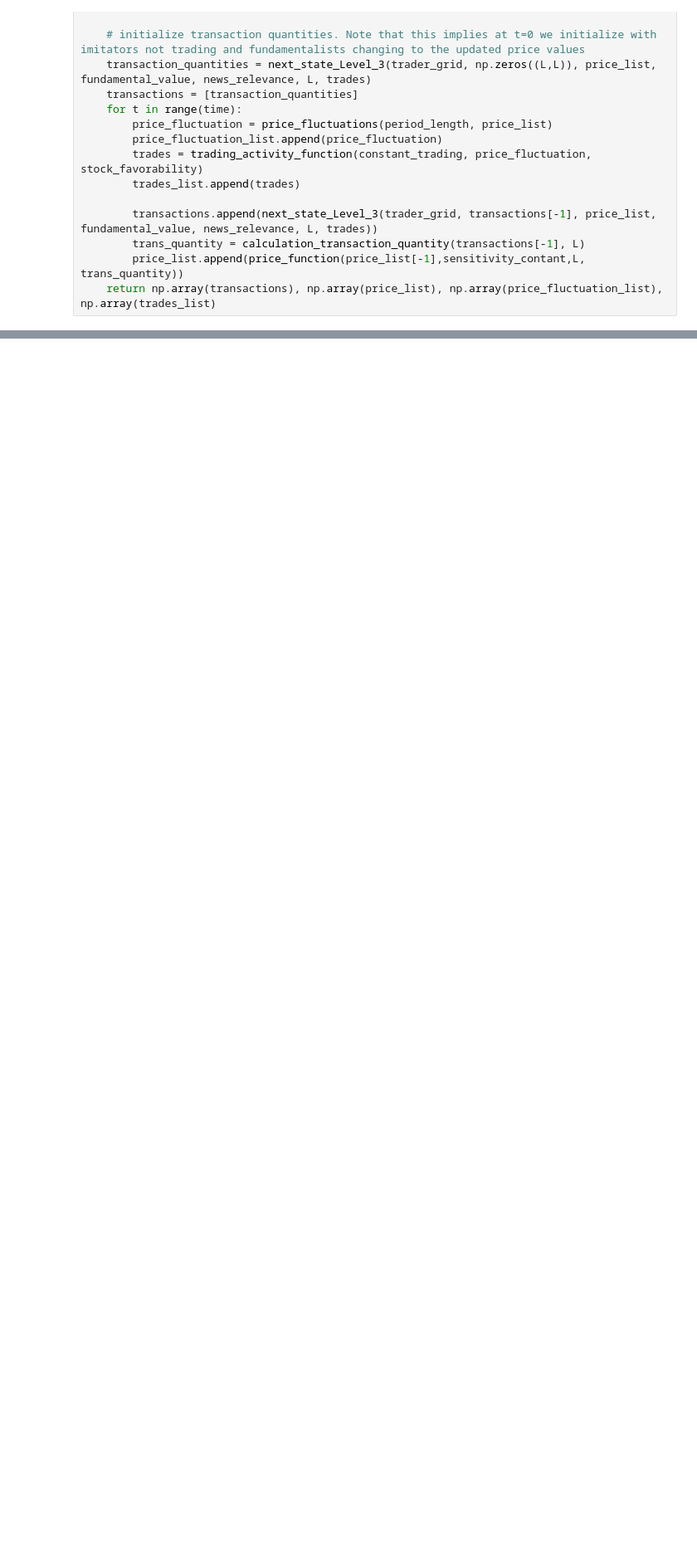
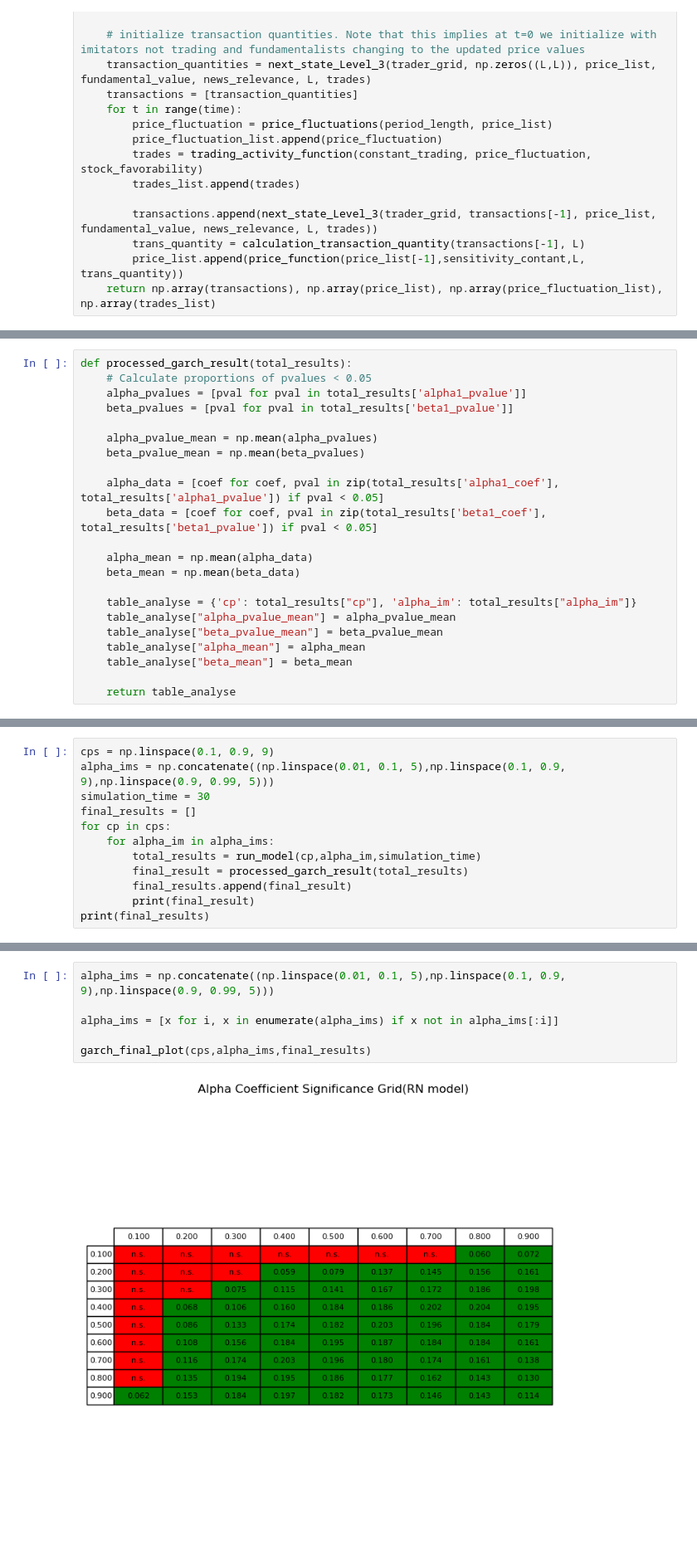
Before and after one commit to kayamd3/Complex_System_Simulation_Group13, a Jupyter notebook: CA model.ipynb, the cells around one changed output, grey strips where cells are left out. Shown at 83% size. Saved outputs shown, nothing was run; the diff lists cells and outputs as text; blank space fills up the shorter version.

```diff
--- a/CA model.ipynb
+++ b/CA model.ipynb
@@ -296,0 +461,22 @@ plt.show()
+# %%
+def processed_garch_result(total_results):
+    # Calculate proportions of pvalues < 0.05
+    alpha_pvalues = [pval for pval in total_results['alpha1_pvalue']]
+    beta_pvalues = [pval for pval in total_results['beta1_pvalue']]
+
+    alpha_pvalue_mean = np.mean(alpha_pvalues)
+    beta_pvalue_mean = np.mean(beta_pvalues)
+
+    alpha_data = [coef for coef, pval in zip(total_results['alpha1_coef'], total_results['alpha1_pvalue']) if pval < 0.05]
+    beta_data = [coef for coef, pval in zip(total_results['beta1_coef'], total_results['beta1_pvalue']) if pval < 0.05]
+
+    alpha_mean = np.mean(alpha_data)
+    beta_mean = np.mean(beta_data)
+
+    table_analyse = {'cp': total_results["cp"], 'alpha_im': total_results["alpha_im"]}
+    table_analyse["alpha_pvalue_mean"] = alpha_pvalue_mean
+    table_analyse["beta_pvalue_mean"] = beta_pvalue_mean
+    table_analyse["alpha_mean"] = alpha_mean
+    table_analyse["beta_mean"] = beta_mean
+
+    return table_analyse
@@ -296,0 +485,12 @@ plt.show()
+# %%
+cps = np.linspace(0.1, 0.9, 9)
+alpha_ims = np.concatenate((np.linspace(0.01, 0.1, 5),np.linspace(0.1, 0.9, 9),np.linspace(0.9, 0.99, 5)))
+simulation_time = 30
+final_results = []
+for cp in cps:
+    for alpha_im in alpha_ims:
+        total_results = run_model(cp,alpha_im,simulation_time)
+        final_result = processed_garch_result(total_results)
+        final_results.append(final_result)
+        print(final_result)
+print(final_results)
@@ -296,0 +639,8 @@ plt.show()
+# %%
+alpha_ims = np.concatenate((np.linspace(0.01, 0.1, 5),np.linspace(0.1, 0.9, 9),np.linspace(0.9, 0.99, 5)))
+
+alpha_ims = [x for i, x in enumerate(alpha_ims) if x not in alpha_ims[:i]]
+
+garch_final_plot(cps,alpha_ims,final_results)
+# %% [output]
+[figure, added]
```
Also changed, not shown: parts of 39 cells of this notebook.
